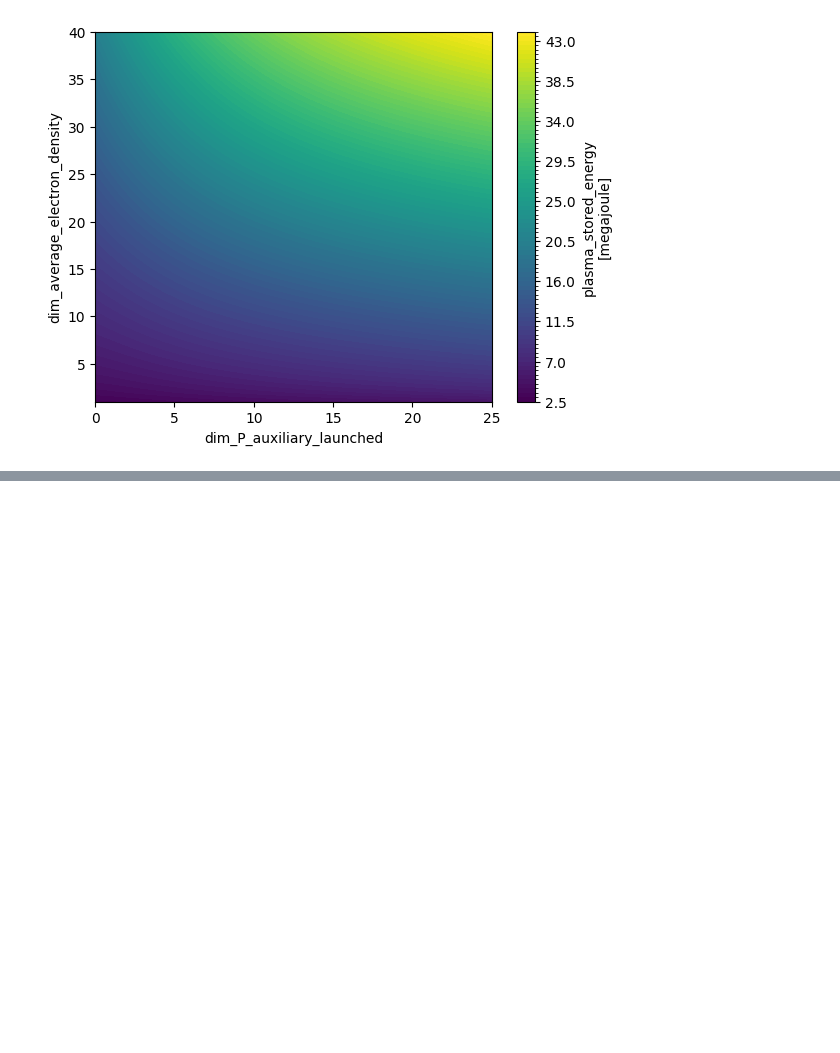
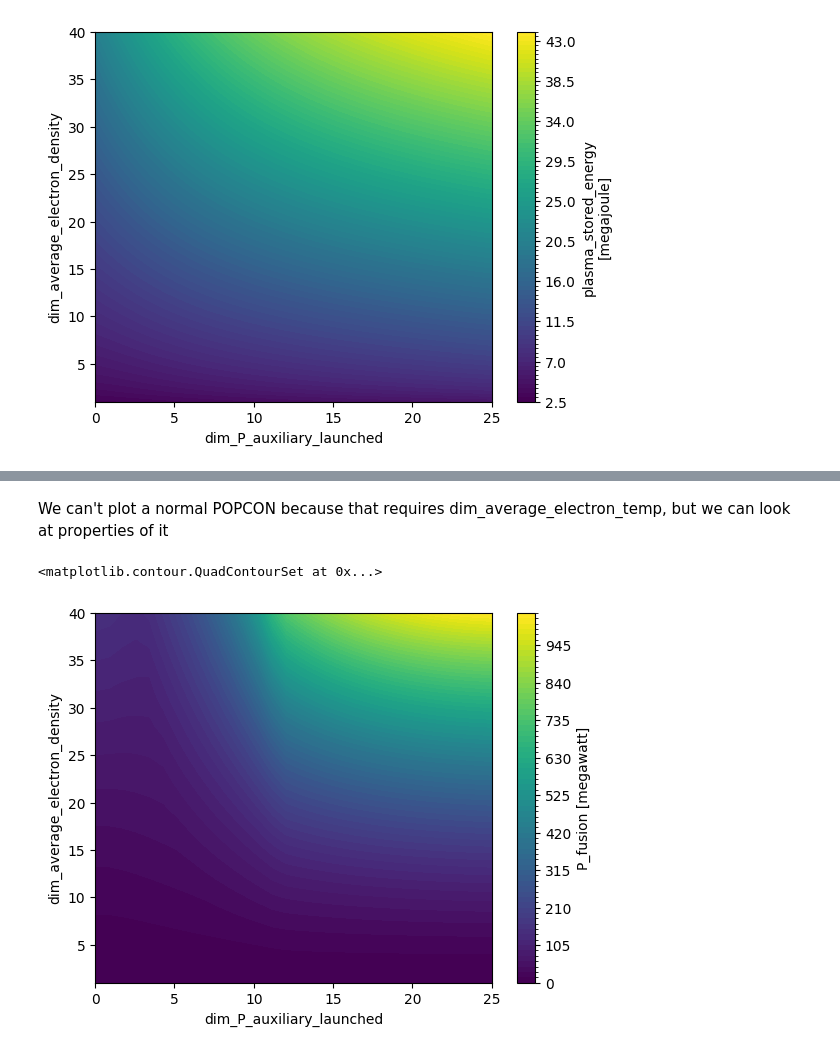
Before and after one commit to AudreySaltzman/cfspopcon, a Jupyter notebook: docs/doc_sources/Paux_ne_POPCON.ipynb, the cells around one changed output, grey strips where cells are left out. Cells and saved outputs as stored; diff of their text form; code cells hidden in the pictures; blank space fills up the shorter version.

```diff
--- a/docs/doc_sources/Paux_ne_POPCON.ipynb
+++ b/docs/doc_sources/Paux_ne_POPCON.ipynb
@@ -353,0 +390,9 @@ ds['plasma_stored_energy'].plot.contourf(levels = 100)
+# %%
+ds = algorithm_original.update_dataset(ds)
+# %% [markdown]
+We can't plot a normal POPCON because that requires dim_average_electron_temp, but we can look at properties of it
+# %%
+ds['P_fusion'].plot.contourf(levels = 100)
+# %% [output]
+<matplotlib.contour.QuadContourSet at 0x...>
+[figure, added]
```
Also changed, not shown: parts of 8 cells of this notebook.
